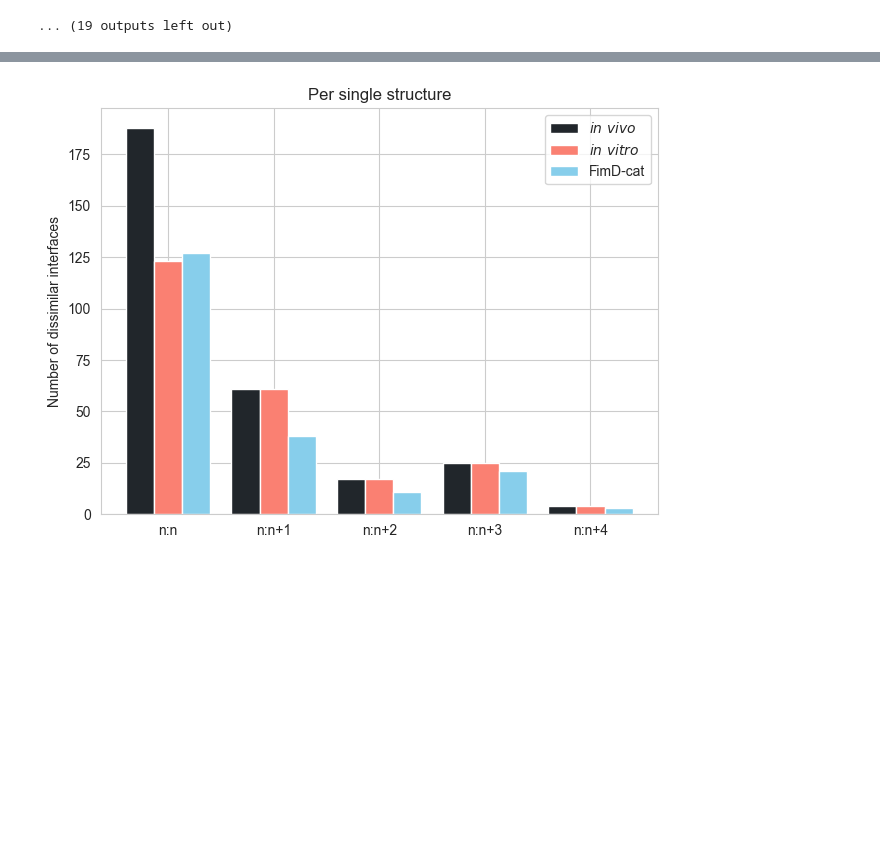
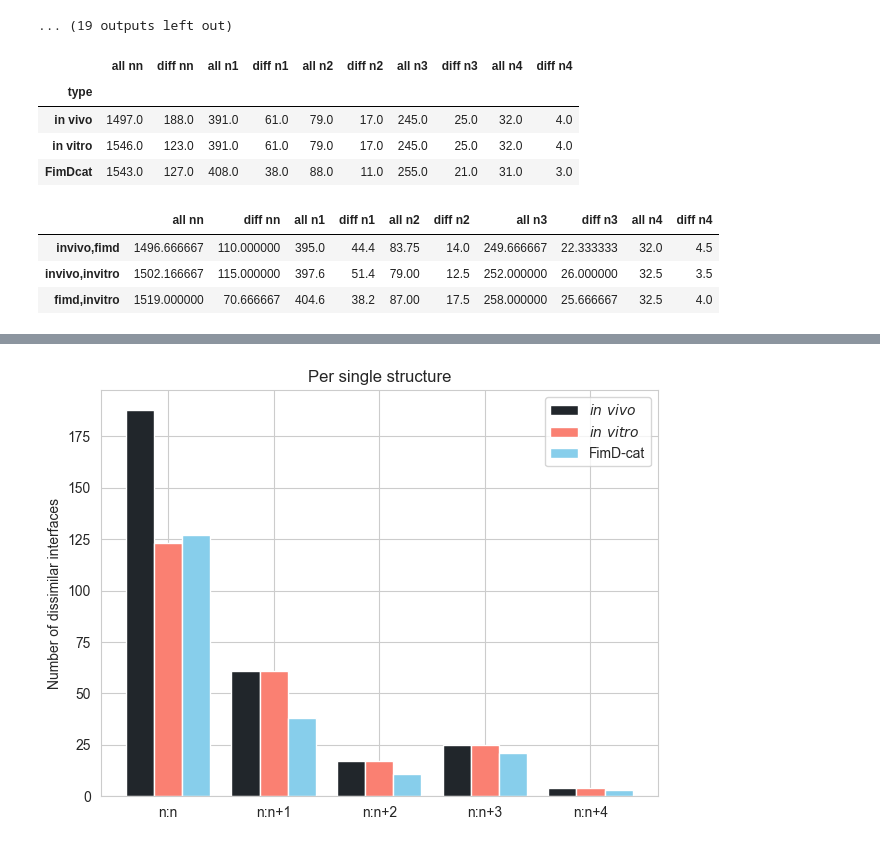
Before and after one commit to dzyla/pilus_stability, a Jupyter notebook: pili_interfaces_calc.ipynb, the cells around one changed output, grey strips where cells are left out. Drawn from its saved outputs; the diff is of its cells as text; code cells hidden in the pictures; blank space fills up the shorter version.

```diff
--- a/pili_interfaces_calc.ipynb
+++ b/pili_interfaces_calc.ipynb
@@ -335,6 +335,79 @@ invivo n4
 (6, 158, 158)
 [figure]
 ... (19 outputs left out)
+# %%
+import pandas as pd
+
+# Read the data
+df = pd.read_csv('per_pilus_interfaces.txt', sep=' ', names=['type', 'interface', 'diff', 'all'])
+
+# Replace the type values
+df['type'] = df['type'].replace({'invivo': 'in vivo', 'invitro': 'in vitro', 'fimd': 'FimDcat'})
+
+# Reshape 'diff' and 'all' columns into multiple columns
+reshaped = df.set_index(['type', 'interface']).stack().unstack([1, 2])
+# Reset the column names
+reshaped.columns = reshaped.columns.map(' '.join).str.strip()
+
+# Sort the columns
+
+reshaped.columns = reshaped.columns.str.split().str[::-1].str.join(' ')
+sorted_columns = ['all nn', 'diff nn', 'all n1', 'diff n1', 'all n2', 'diff n2', 'all n3', 'diff n3', 'all n4', 'diff n4']
+reshaped = reshaped[sorted_columns]
+
+# Define custom order for the rows
+custom_order = {'in vivo': 0, 'in vitro': 1, 'FimDcat': 2}
+
+# Reorder the rows
+reshaped = reshaped.reset_index().sort_values(by='type', key=lambda x: x.map(custom_order)).set_index('type')
+
+reshaped.to_csv('pili_interfaces.csv', sep='\t')
+reshaped
+# %% [output]
+|  | all nn | diff nn | all n1 | diff n1 | all n2 | diff n2 | all n3 | diff n3 | all n4 | diff n4 |
+| type |  |  |  |  |  |  |  |  |  |  |
+| in vivo | 1497.0 | 188.0 | 391.0 | 61.0 | 79.0 | 17.0 | 245.0 | 25.0 | 32.0 | 4.0 |
+| in vitro | 1546.0 | 123.0 | 391.0 | 61.0 | 79.0 | 17.0 | 245.0 | 25.0 | 32.0 | 4.0 |
+| FimDcat | 1543.0 | 127.0 | 408.0 | 38.0 | 88.0 | 11.0 | 255.0 | 21.0 | 31.0 | 3.0 |
+# %%
+import pandas as pd
+
+# Read the data
+df = pd.read_csv('pili_interfaces_comparison.txt', sep=' ', names=['interface', 'type1', 'type2', 'diff', 'all'])
+
+# Combine 'type1' and 'type2' into one 'type' column
+df['type'] = df['type1'] + df['type2']
+
+# Drop the old 'type1' and 'type2' columns
+df = df.drop(columns=['type1', 'type2'])
+
+# Reshape 'diff' and 'all' columns into multiple columns
+reshaped = df.set_index(['type', 'interface']).stack().unstack([1, 2])
+
+# Reset the column names
+reshaped.columns = reshaped.columns.map(' '.join).str.strip()
+
+# Swap the order of 'all/diff' and 'n#'
+reshaped.columns = reshaped.columns.str.split().str[::-1].str.join(' ')
+sorted_columns = ['all nn', 'diff nn', 'all n1', 'diff n1', 'all n2', 'diff n2', 'all n3', 'diff n3', 'all n4', 'diff n4']
+reshaped = reshaped[sorted_columns]
+
+# Define custom order for the rows
+custom_order = {'invivo,fimd': 0, 'invivo,invitro': 1, 'fimd,invitro': 2}
+
+# Reorder the rows
+reshaped = reshaped.reset_index().rename(columns={'index': 'type'}).sort_values(by='type', key=lambda x: x.map(custom_order)).set_index('type')
+
+# Remove the name of the index
+reshaped.index.name = None
+
+reshaped.to_csv('pili_comp_interfaces.csv', sep='\t')
+reshaped
+# %% [output]
+|  | all nn | diff nn | all n1 | diff n1 | all n2 | diff n2 | all n3 | diff n3 | all n4 | diff n4 |
+| invivo,fimd | 1496.666667 | 110.000000 | 395.0 | 44.4 | 83.75 | 14.0 | 249.666667 | 22.333333 | 32.0 | 4.5 |
+| invivo,invitro | 1502.166667 | 115.000000 | 397.6 | 51.4 | 79.00 | 12.5 | 252.000000 | 26.000000 | 32.5 | 3.5 |
+| fimd,invitro | 1519.000000 | 70.666667 | 404.6 | 38.2 | 87.00 | 17.5 | 258.000000 | 25.666667 | 32.5 | 4.0 |
 # %%
 from Bio.PDB import *
 from Bio import AlignIO
```
Also changed, not shown: parts of 2 cells of this notebook.
